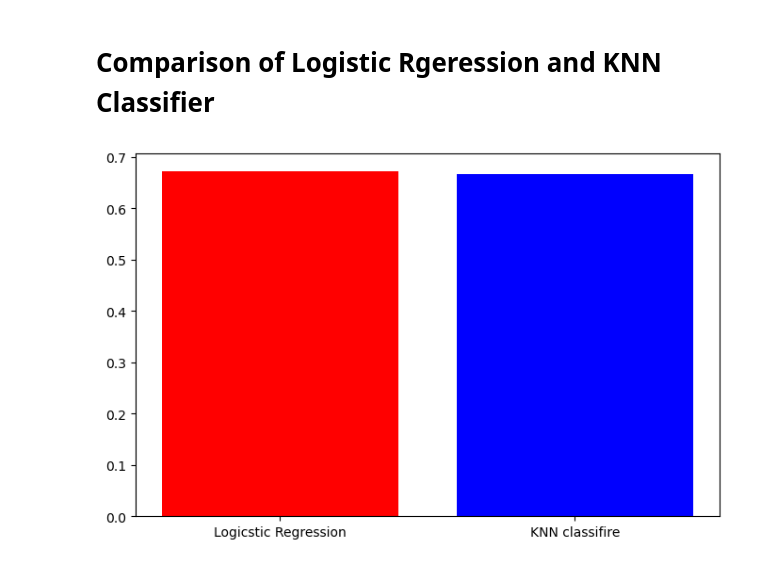
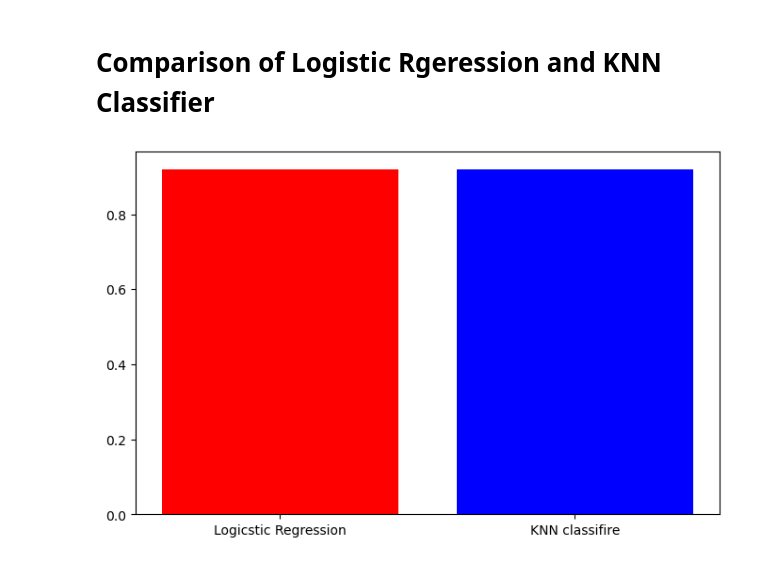
Before and after one commit to arin8738/assignments_class08, a Jupyter notebook: KNN Assessment.ipynb, the cells around one changed output. Cells and saved outputs as stored; diff of their text form; code cells hidden in the pictures.

```diff
--- a/KNN Assessment.ipynb
+++ b/KNN Assessment.ipynb
@@ -220,9 +246,9 @@ bars = plt.bar(models, scores, color=['skyblue', 'lightgreen'])
 # %%
 #plot
 import matplotlib.pyplot as plt
 models = ['Logicstic Regression', 'KNN classifire']
-scores = [0.67272, 0.6663]
+scores = [0.9205, 0.9189]
 plt.figure(figsize=(8, 5))
 bars = plt.bar(models, scores, color=['r', 'b'])
 # %% [output]
-[figure, old version]
+[figure, new version]
```
Also changed, not shown: parts of 12 cells of this notebook.
